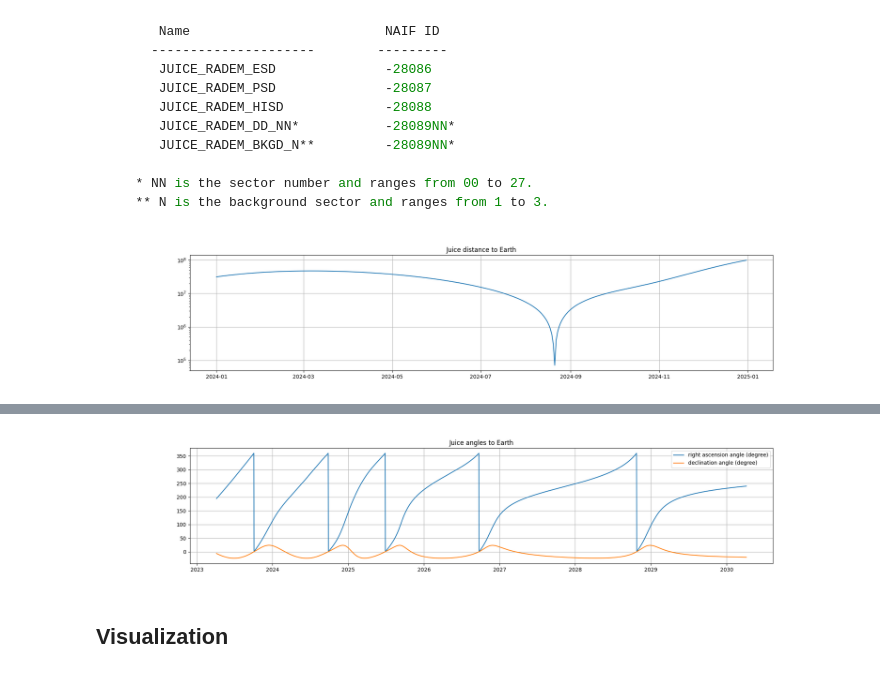
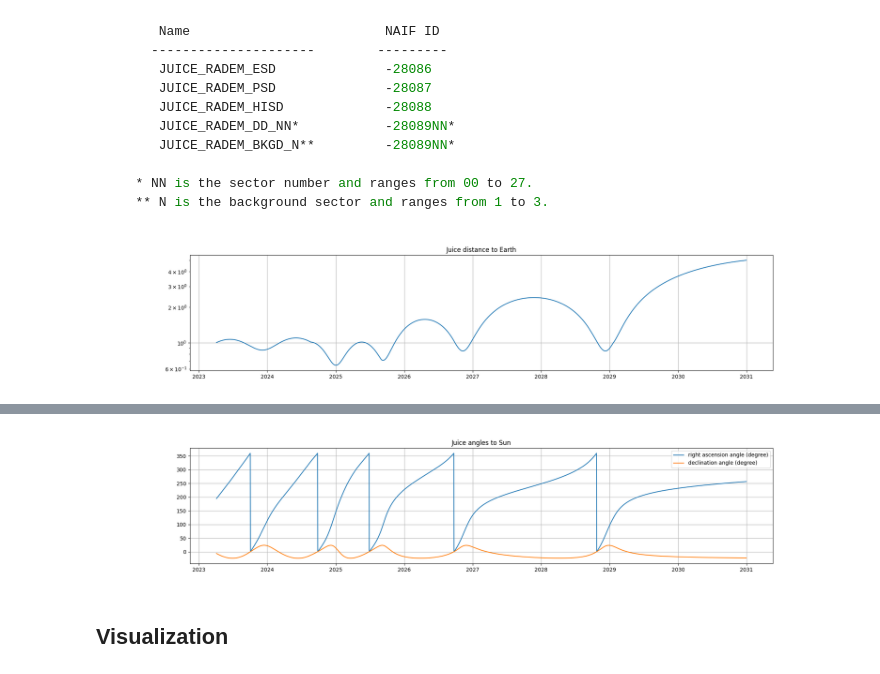
Before and after one commit to AGHRADEM/radem-notebooks, a Jupyter notebook: kernel/1a_planetary_coverage.ipynb, the cells around one changed output, grey strips where cells are left out. Cells and saved outputs as stored; diff of their text form; code cells hidden in the pictures.

```diff
--- a/kernel/1a_planetary_coverage.ipynb
+++ b/kernel/1a_planetary_coverage.ipynb
@@ -96,22 +96,22 @@ tour = TourConfig(
     mk='5.1 150lb_23_1',
     version='v451',
     spacecraft='JUICE',
-    target='EARTH',
+    target='SUN',
     instrument='JUICE_RADEM_PSD',
 )
-traj = tour['2024-01-01': '2024-12-31': '1 day']
+traj = tour['2023-04-06': '2030-12-31': '1 day']
 
 fig = plt.figure(figsize=(20, 4))
 ax = fig.add_subplot()
 
-ax.plot(traj.utc, traj.dist)
+ax.plot(traj.utc, traj.dist * 6.68459e-9)
 
 ax.set_yscale('log')
 
 ax.set_title('Juice distance to Earth')
 ax.grid(True)
 # %% [output]
-[figure, old version]
+[figure, new version]
 # %%
 tour = TourConfig(
     kernels_dir=KERNEL_DIR,
@@ -121,7 +121,7 @@ tour = TourConfig(
     target='SUN',
     instrument='JUICE_RADEM_PSD',
 )
-traj = tour['2023-04-06': '2030-04-06': '1 day']
+traj = tour['2023-04-06': '2030-12-31': '1 day']
 
 fig = plt.figure(figsize=(20, 4))
 ax = fig.add_subplot()
@@ -133,7 +133,7 @@ ax.plot(traj.utc, traj.dec, label="declination angle (degree)")
 
 ax.legend()
 
-ax.set_title('Juice angles to Earth')
+ax.set_title('Juice angles to Sun')
 ax.grid(True)
 traj
 # %% [output]
@@ -144 +144 @@ traj
-[figure, old version]
+[figure, new version]
```
Also changed, not shown: parts of 3 cells of this notebook, 1 other file.
